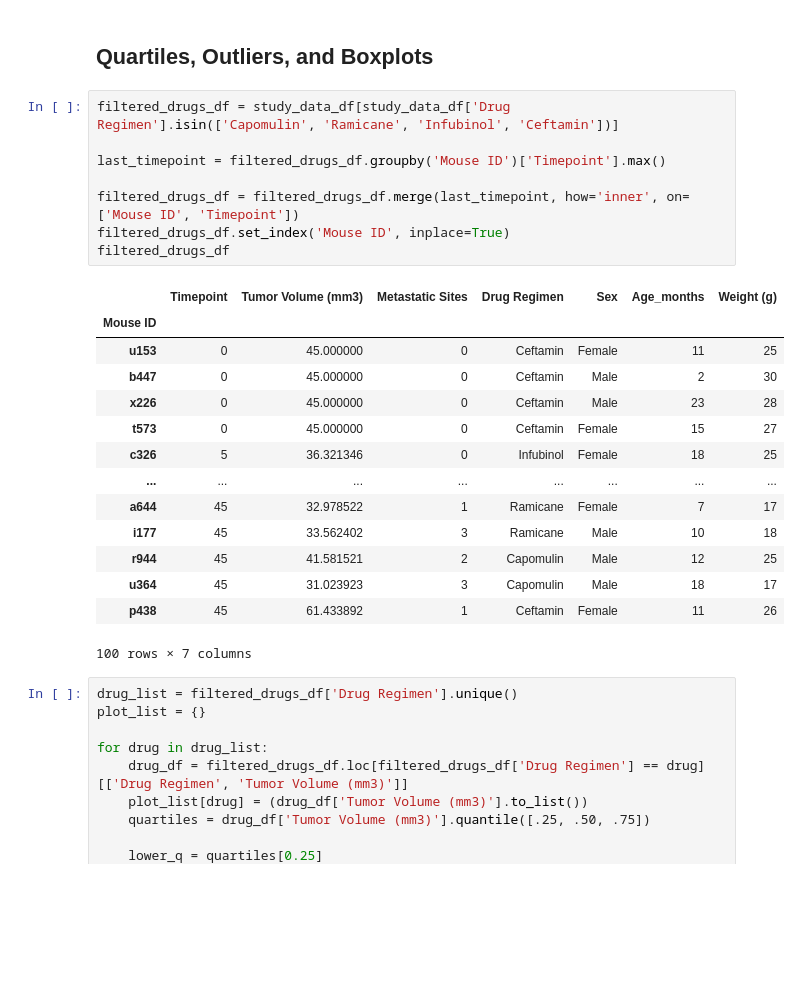
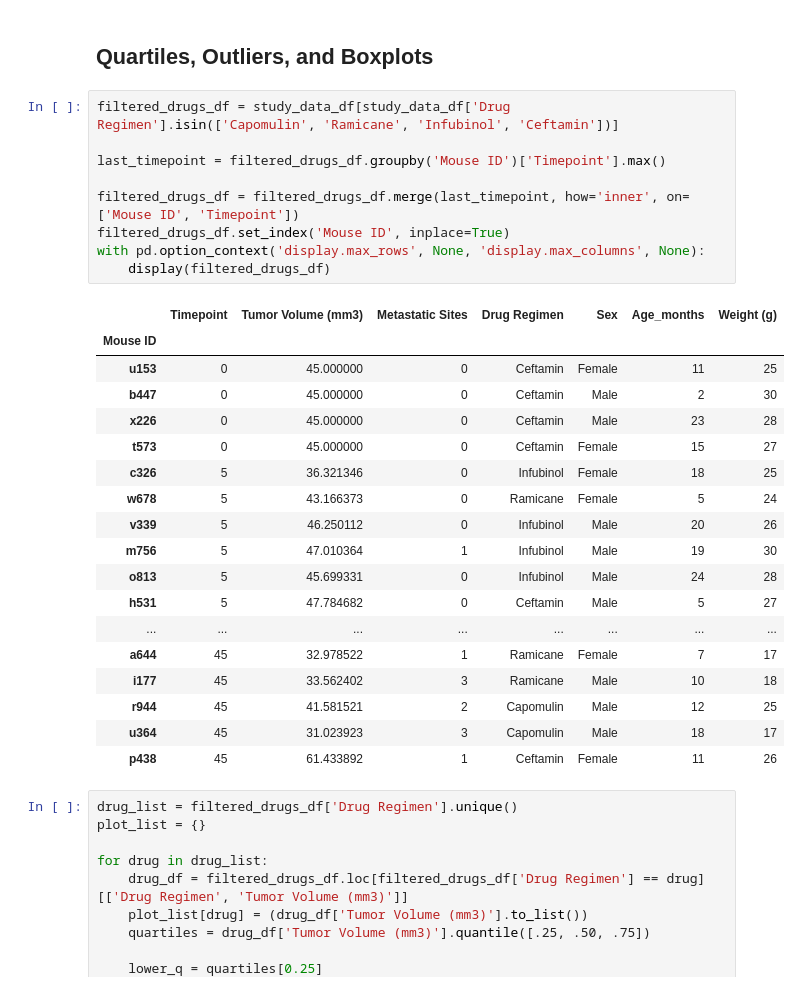
Before and after one commit to nconnel4/matplotlib-challenge, a Jupyter notebook: notebooks/pymaceuticals.ipynb, the cells around one changed output. Drawn from its saved outputs; the diff is of its cells as text; blank space fills up the shorter version.

```diff
--- a/notebooks/pymaceuticals.ipynb
+++ b/notebooks/pymaceuticals.ipynb
@@ -109,26 +118,31 @@ plt.show()
 # %%
 filtered_drugs_df = study_data_df[study_data_df['Drug Regimen'].isin(['Capomulin', 'Ramicane', 'Infubinol', 'Ceftamin'])]
 
 last_timepoint = filtered_drugs_df.groupby('Mouse ID')['Timepoint'].max()
 
 filtered_drugs_df = filtered_drugs_df.merge(last_timepoint, how='inner', on=['Mouse ID', 'Timepoint'])
 filtered_drugs_df.set_index('Mouse ID', inplace=True)
-filtered_drugs_df
+with pd.option_context('display.max_rows', None, 'display.max_columns', None):
+    display(filtered_drugs_df)
 # %% [output]
 |  | Timepoint | Tumor Volume (mm3) | Metastatic Sites | Drug Regimen | Sex | Age_months | Weight (g) |
 | Mouse ID |  |  |  |  |  |  |  |
 | u153 | 0 | 45.000000 | 0 | Ceftamin | Female | 11 | 25 |
 | b447 | 0 | 45.000000 | 0 | Ceftamin | Male | 2 | 30 |
 | x226 | 0 | 45.000000 | 0 | Ceftamin | Male | 23 | 28 |
 | t573 | 0 | 45.000000 | 0 | Ceftamin | Female | 15 | 27 |
 | c326 | 5 | 36.321346 | 0 | Infubinol | Female | 18 | 25 |
+| w678 | 5 | 43.166373 | 0 | Ramicane | Female | 5 | 24 |
+| v339 | 5 | 46.250112 | 0 | Infubinol | Male | 20 | 26 |
+| m756 | 5 | 47.010364 | 1 | Infubinol | Male | 19 | 30 |
+| o813 | 5 | 45.699331 | 0 | Infubinol | Male | 24 | 28 |
+| h531 | 5 | 47.784682 | 0 | Ceftamin | Male | 5 | 27 |
 | ... | ... | ... | ... | ... | ... | ... | ... |
 | a644 | 45 | 32.978522 | 1 | Ramicane | Female | 7 | 17 |
 | i177 | 45 | 33.562402 | 3 | Ramicane | Male | 10 | 18 |
 | r944 | 45 | 41.581521 | 2 | Capomulin | Male | 12 | 25 |
 | u364 | 45 | 31.023923 | 3 | Capomulin | Male | 18 | 17 |
 | p438 | 45 | 61.433892 | 1 | Ceftamin | Female | 11 | 26 |
-100 rows × 7 columns
 # %%
 drug_list = filtered_drugs_df['Drug Regimen'].unique()
 plot_list = {}
```
Also changed, not shown: parts of 6 cells of this notebook.
